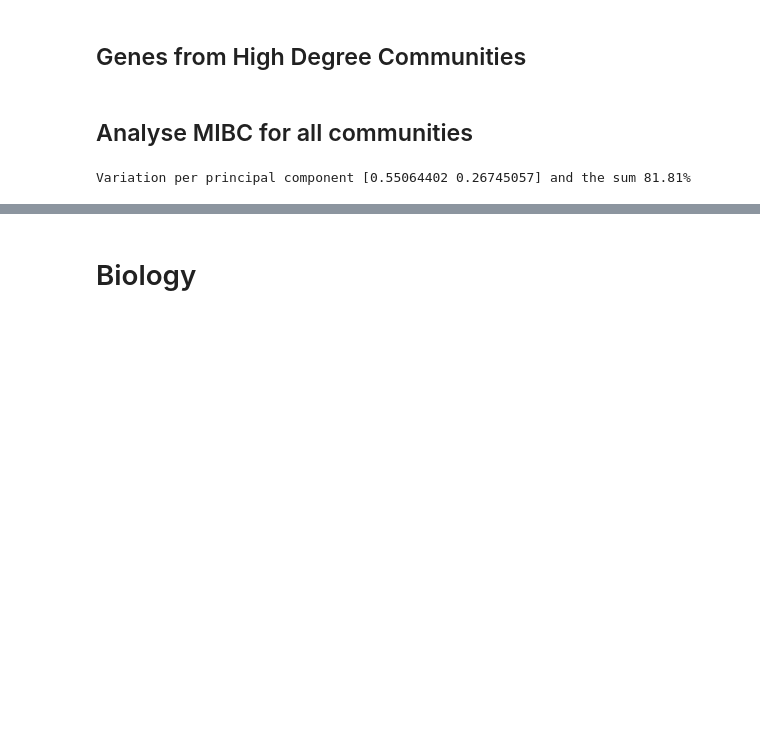
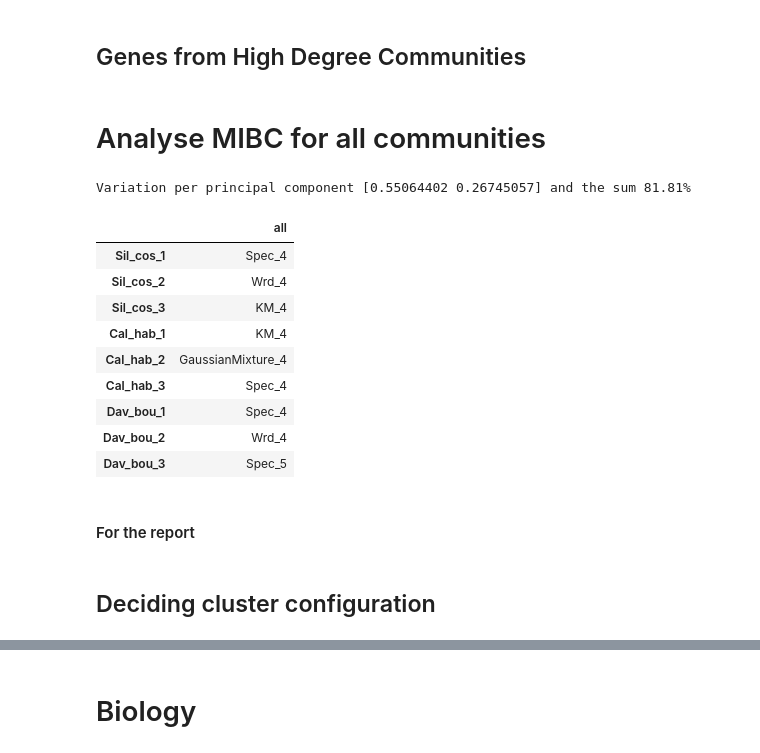
Before and after one commit to vladUng/Phd_extended, a Jupyter notebook: notebooks/network_II/reward_hSBM.ipynb, the cells around one changed output, grey strips where cells are left out. Cells and saved outputs as stored; diff of their text form; code cells hidden in the pictures; blank space fills up the shorter version.

Commit message:
Cluster analysis of the MIBC subtypes + survival

```diff
--- a/notebooks/network_II/reward_hSBM.ipynb
+++ b/notebooks/network_II/reward_hSBM.ipynb
@@ -642,2 +650,2 @@ if 0:
 # %% [markdown]
-## Analyse MIBC for all communities
+# Analyse MIBC for all communities
@@ -644,18 +717,31 @@ if 0:
 # %%
 # Select the experiment
 sel_gt: GtExp = hsbm_v3.exps["sigmoid_5K_6TF_hsbm"]
 
 ##### Sample to remove from observations
 samples_to_remove = []
 
 # pre-processing
 df = all_tum_tpms.drop(columns=samples_to_remove)
 
 # Run ModCon and MEVs and then find the clusters
-label = "rwd_all"
+label = "all"
 sel_gt.gt_modCon_MEV(all_tpms=df, is_imev=True, com_df=com_df)
 allComs_cs, figs, metrics = gh.run_clusters(sel_gt, label=label, show_figs=True)
 # figs.update_layout(height=900)
 allComs_metrics = gh.rank_cs_metrics(metrics, label=label)
+allComs_metrics
 # %% [output]
 Variation per principal component [0.55064402 0.26745057] and the sum 81.81%
+|  | all |
+| Sil_cos_1 | Spec_4 |
+| Sil_cos_2 | Wrd_4 |
+| Sil_cos_3 | KM_4 |
+| Cal_hab_1 | KM_4 |
+| Cal_hab_2 | GaussianMixture_4 |
+| Cal_hab_3 | Spec_4 |
+| Dav_bou_1 | Spec_4 |
+| Dav_bou_2 | Wrd_4 |
+| Dav_bou_3 | Spec_5 |
+# %% [markdown]
+#### For the report
@@ -661,0 +755,2 @@ Variation per principal component [0.55064402 0.26745057] and the sum 81.81%
+# %% [markdown]
+## Deciding cluster configuration
```
Also changed, not shown: parts of 22 cells of this notebook.
